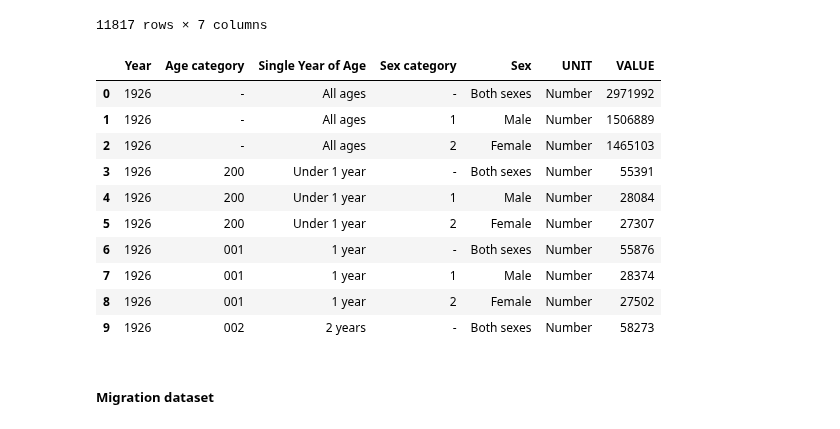
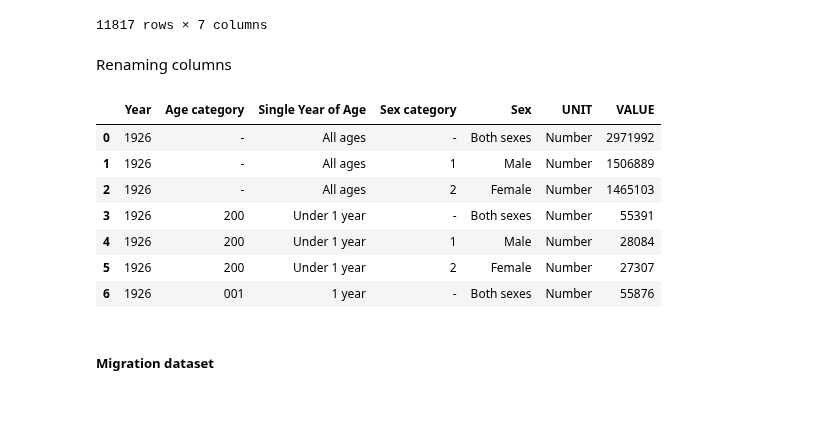
Before and after one commit to Ivkoto/DataAnalyticsMachineLearning, a Jupyter notebook: Data_Preparation/CA1_V6_1_refactored.ipynb, the cells around one changed output. Drawn from its saved outputs; the diff is of its cells as text; code cells hidden in the pictures.

```diff
--- a/Data_Preparation/CA1_V6_1_refactored.ipynb
+++ b/Data_Preparation/CA1_V6_1_refactored.ipynb
@@ -362,21 +358,20 @@ population_df
 | 11815 | 2023 | 646 | 99 years and over | 1 | Male | Number | 352 |
 | 11816 | 2023 | 646 | 99 years and over | 2 | Female | Number | 1248 |
 11817 rows × 7 columns
+# %% [markdown]
+Renaming columns
 # %%
 population_df = population_df.rename(columns={'C02076V03371':'Age category', 'C02199V02655':'Sex category'})
-population_df.head(10)
+population_df.head(7)
 # %% [output]
 |  | Year | Age category | Single Year of Age | Sex category | Sex | UNIT | VALUE |
 | 0 | 1926 | - | All ages | - | Both sexes | Number | 2971992 |
 | 1 | 1926 | - | All ages | 1 | Male | Number | 1506889 |
 | 2 | 1926 | - | All ages | 2 | Female | Number | 1465103 |
 | 3 | 1926 | 200 | Under 1 year | - | Both sexes | Number | 55391 |
 | 4 | 1926 | 200 | Under 1 year | 1 | Male | Number | 28084 |
 | 5 | 1926 | 200 | Under 1 year | 2 | Female | Number | 27307 |
 | 6 | 1926 | 001 | 1 year | - | Both sexes | Number | 55876 |
-| 7 | 1926 | 001 | 1 year | 1 | Male | Number | 28374 |
-| 8 | 1926 | 001 | 1 year | 2 | Female | Number | 27502 |
-| 9 | 1926 | 002 | 2 years | - | Both sexes | Number | 58273 |
 # %% [markdown]
 ##### Migration dataset
 # %%
```
Also changed, not shown: parts of 19 cells of this notebook, 1 other file.
